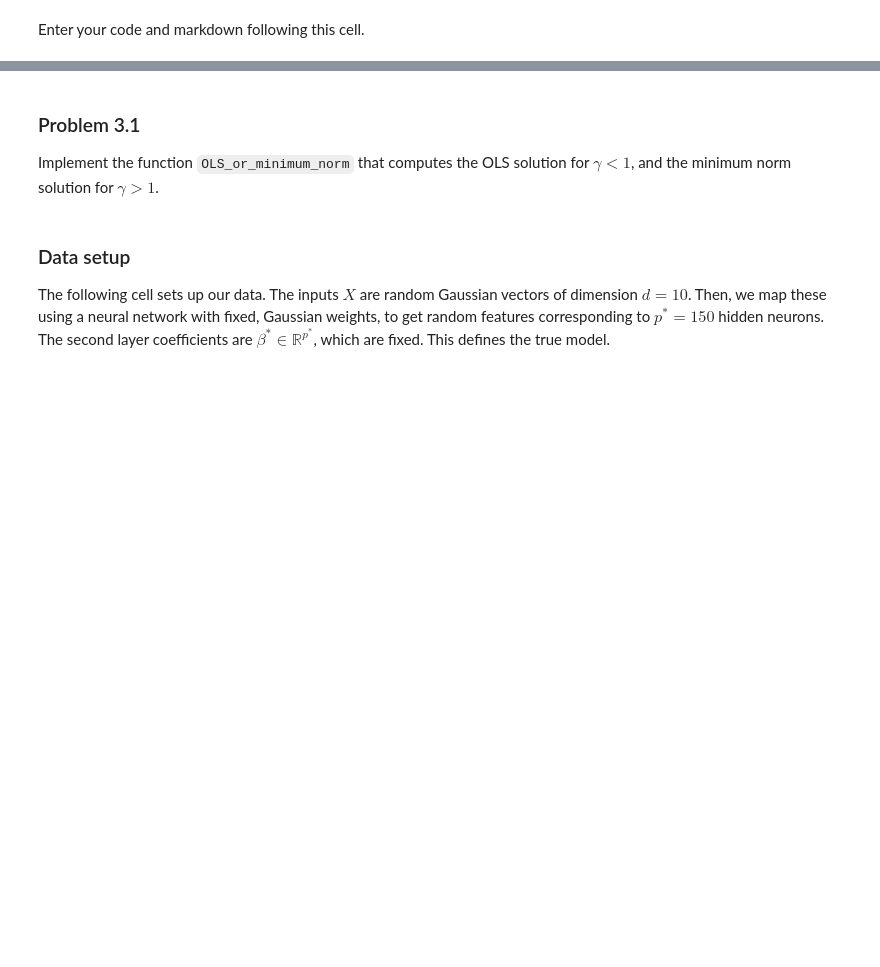
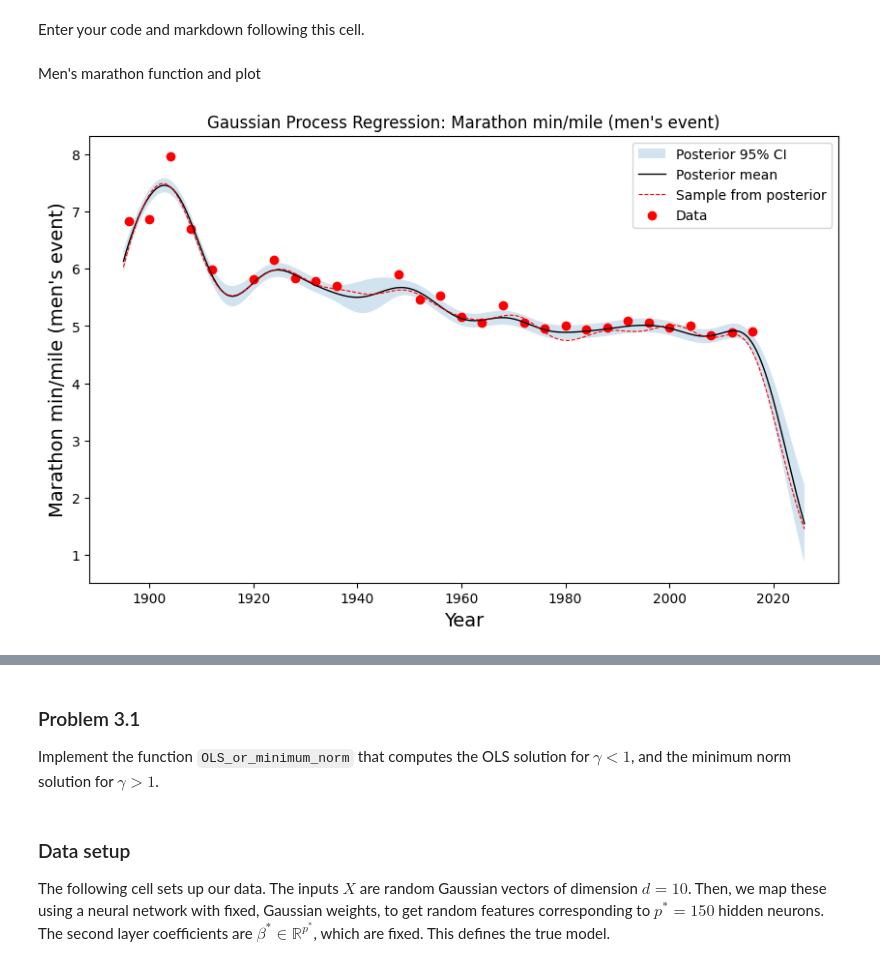
Before and after one commit to joycqu17/365, a Jupyter notebook: assignments/assn2/assn2.ipynb, the cells around one changed output, grey strips where cells are left out. Cells and saved outputs as stored; diff of their text form; code cells hidden in the pictures; blank space fills up the shorter version.

```diff
--- a/assignments/assn2/assn2.ipynb
+++ b/assignments/assn2/assn2.ipynb
@@ -805,2 +826,33 @@ marathon
 # %% [markdown]
 Enter your code and markdown following this cell.
+# %% [markdown]
+Men's marathon function and plot
+# %%
+import numpy as np
+import matplotlib.pyplot as plt
+from numpy.linalg import cholesky, inv
+
+# --- Kernel function (Gaussian) ---
+def K_fun(x, z, h=1.0):
+    """
+    Gaussian kernel matrix: k(x_i, z_j) = (1/h) * exp(-(x_i - z_j)^2 / (2*h^2))
+    x: (N,), z: (M,)
+    returns: (N,M) kernel matrix
+    """
+    K = np.zeros((len(x), len(z)))
+    for j in range(len(z)):
+        K[:, j] = (1.0/h) * np.exp(-(x - z[j])**2 / (2*h**2))
+    return K
+
+# --- Mean function ---
+def mu_fun(x, mu=0.0):
+    return mu * np.ones(len(x))
+
+# --- Sample from Gaussian ---
+def gaussian_sample(mu, Sigma):
+    """
+    Draw a single sample from N(mu, Sigma) using Cholesky
+    """
+    A = cholesky(Sigma + 1e-8*np.eye(len(Sigma)))  # jitter for stability
+    Z = np.random.normal(size=len(mu))
+    return A @ Z + mu
@@ -807,3 +917,15 @@ Enter your code and markdown following this cell.
+# %%
+gp_olympic_event(
+    year,
+    result,
+    kernel=K_fun,
+    mean=lambda x: mu_fun(x, mu=0),
+    noise=(5/60)**2,
+    event_name="Marathon min/mile (men's event)",
+    h=7
+)
+# %% [output]
+[figure, added]
 # %% [markdown]
 ## Problem 3: Double descent! (20 points)
 
```
Also changed, not shown: parts of 4 cells of this notebook.
